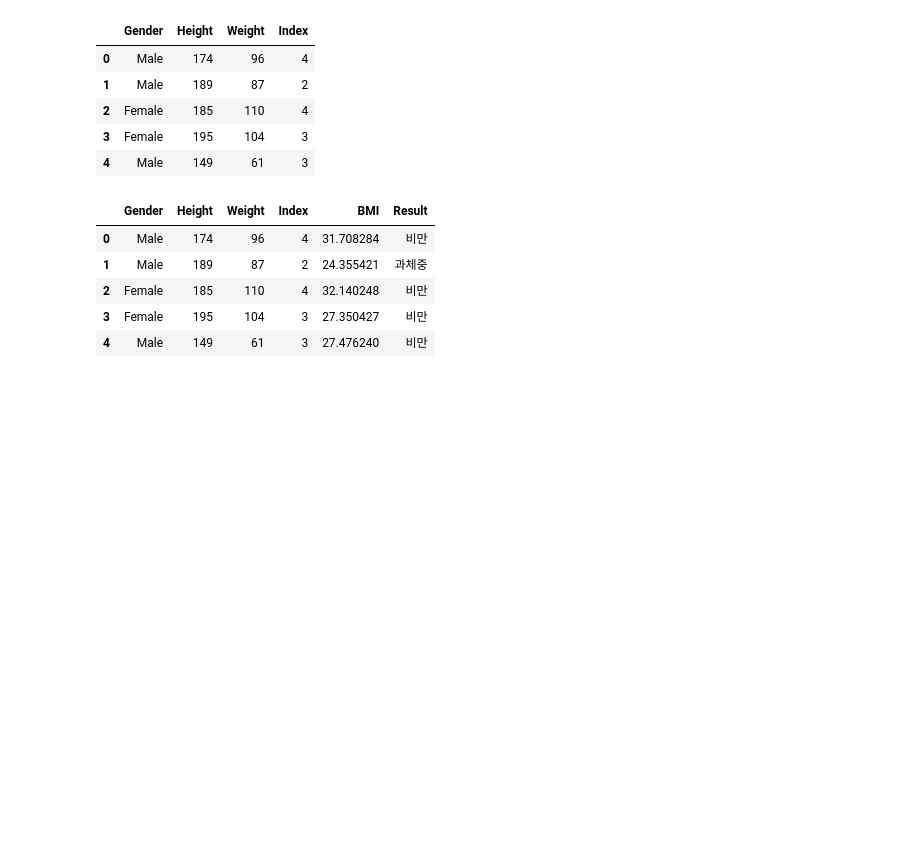
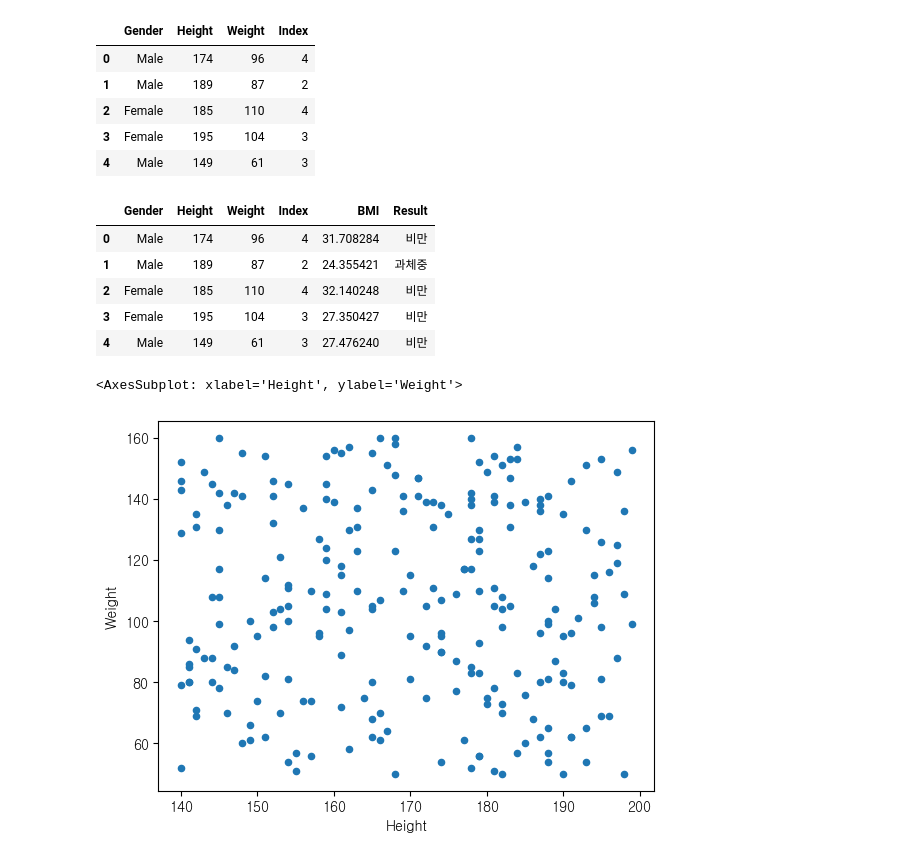
Before and after one commit to kitae104/Pandas_Data_Analytics, a Jupyter notebook: 07_데이터분석/01_BMI_데이터_분석/01_BMI_분석_예측.ipynb, the cells around one changed output. Drawn from its saved outputs; the diff is of its cells as text; code cells hidden in the pictures; blank space fills up the shorter version.

```diff
--- a/07_데이터분석/01_BMI_데이터_분석/01_BMI_분석_예측.ipynb
+++ b/07_데이터분석/01_BMI_데이터_분석/01_BMI_분석_예측.ipynb
@@ -255,3 +265,11 @@ data3.head()
 | 2 | Female | 185 | 110 | 4 | 32.140248 | 비만 |
 | 3 | Female | 195 | 104 | 3 | 27.350427 | 비만 |
 | 4 | Male | 149 | 61 | 3 | 27.476240 | 비만 |
+# %%
+# 남자 여자 키, 몸무게 데이터 가져와서 시각화 하기
+# 남자 키, 몸무게 데이터 가져오기
+data_male = df_male[['Height', 'Weight']]
+data_male.plot.scatter(x='Height', y='Weight')
+# %% [output]
+<AxesSubplot: xlabel='Height', ylabel='Weight'>
+[figure, added]
```
Also changed, not shown: parts of 21 cells of this notebook.
